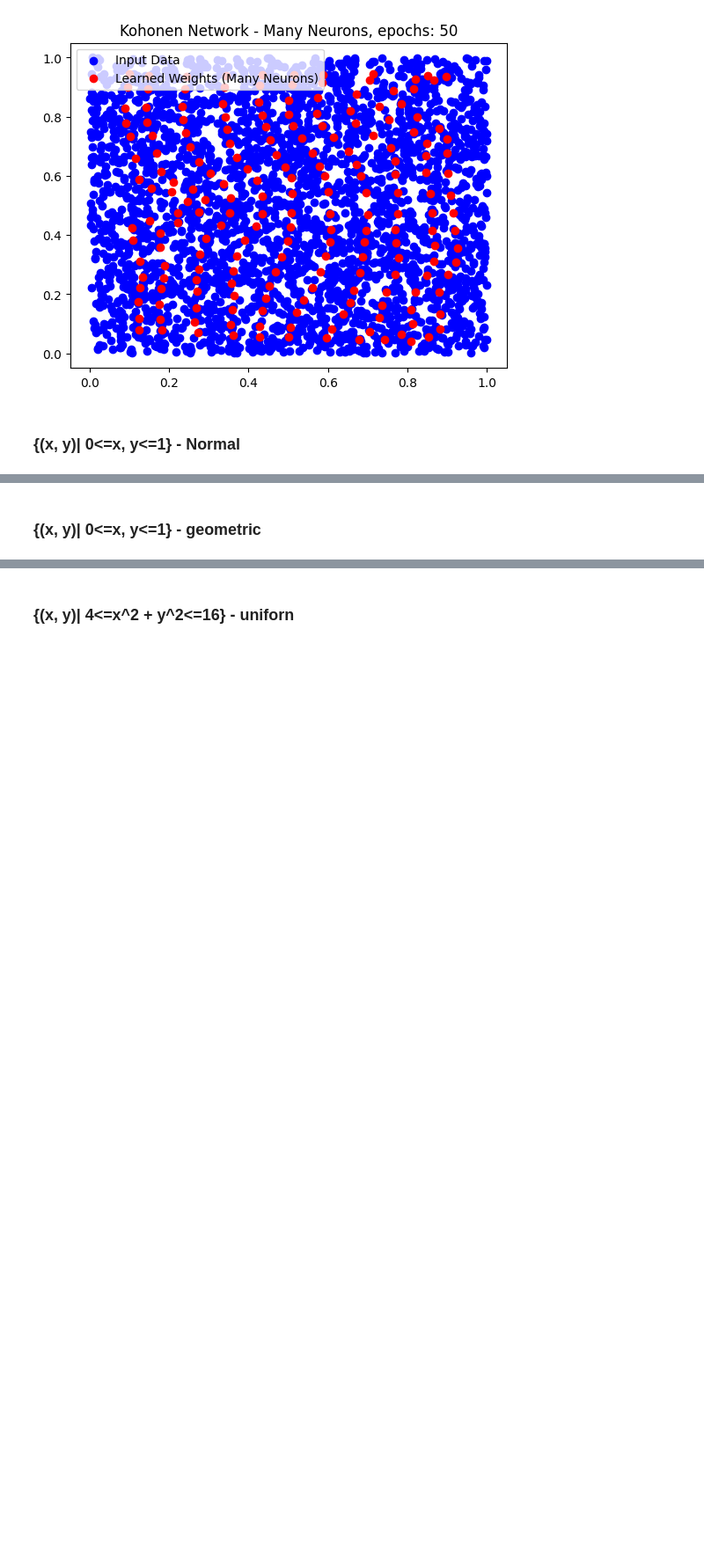
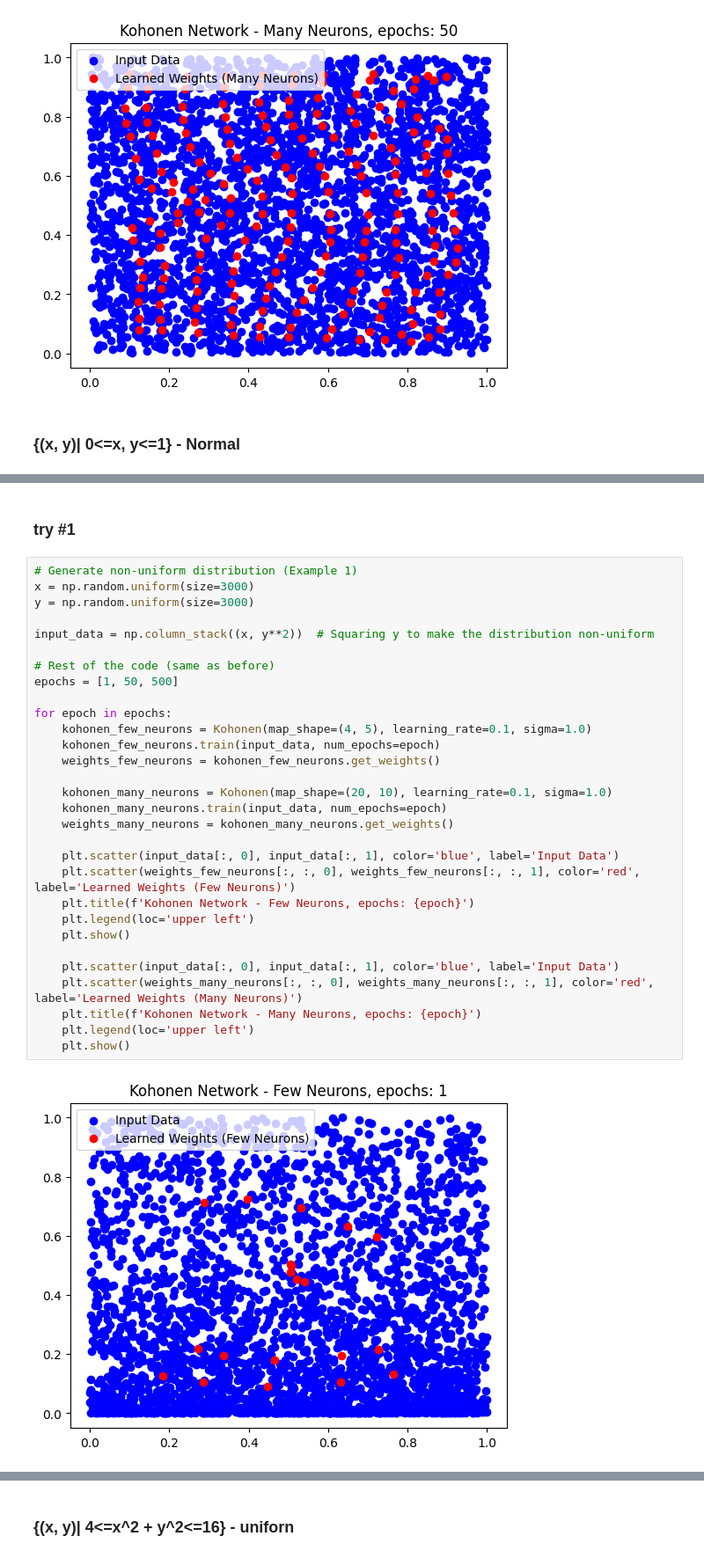
Before and after one commit to HILLELOH/Kohonen_implementation, a Jupyter notebook: Kohonen.ipynb, the cells around one changed output, grey strips where cells are left out. Shown at 88% size. Cells and saved outputs as stored; diff of their text form; blank space fills up the shorter version.

```diff
--- a/Kohonen.ipynb
+++ b/Kohonen.ipynb
@@ -104,2 +99,34 @@ for epoch in epochs:
-# %% [markdown]
-### {(x, y)| 0<=x, y<=1} - geometric
+# %% [markdown]
+### try #1
+# %%
+# Generate non-uniform distribution (Example 1)
+x = np.random.uniform(size=3000)
+y = np.random.uniform(size=3000)
+
+input_data = np.column_stack((x, y**2))  # Squaring y to make the distribution non-uniform
+
+# Rest of the code (same as before)
+epochs = [1, 50, 500]
+
+for epoch in epochs:
+    kohonen_few_neurons = Kohonen(map_shape=(4, 5), learning_rate=0.1, sigma=1.0)
+    kohonen_few_neurons.train(input_data, num_epochs=epoch)
+    weights_few_neurons = kohonen_few_neurons.get_weights()
+
+    kohonen_many_neurons = Kohonen(map_shape=(20, 10), learning_rate=0.1, sigma=1.0)
+    kohonen_many_neurons.train(input_data, num_epochs=epoch)
+    weights_many_neurons = kohonen_many_neurons.get_weights()
+
+    plt.scatter(input_data[:, 0], input_data[:, 1], color='blue', label='Input Data')
+    plt.scatter(weights_few_neurons[:, :, 0], weights_few_neurons[:, :, 1], color='red', label='Learned Weights (Few Neurons)')
+    plt.title(f'Kohonen Network - Few Neurons, epochs: {epoch}')
+    plt.legend(loc='upper left')
+    plt.show()
+
+    plt.scatter(input_data[:, 0], input_data[:, 1], color='blue', label='Input Data')
+    plt.scatter(weights_many_neurons[:, :, 0], weights_many_neurons[:, :, 1], color='red', label='Learned Weights (Many Neurons)')
+    plt.title(f'Kohonen Network - Many Neurons, epochs: {epoch}')
+    plt.legend(loc='upper left')
+    plt.show()
+# %% [output]
+[figure, added]
```
Also changed, not shown: parts of 7 cells of this notebook, 1 other file.
